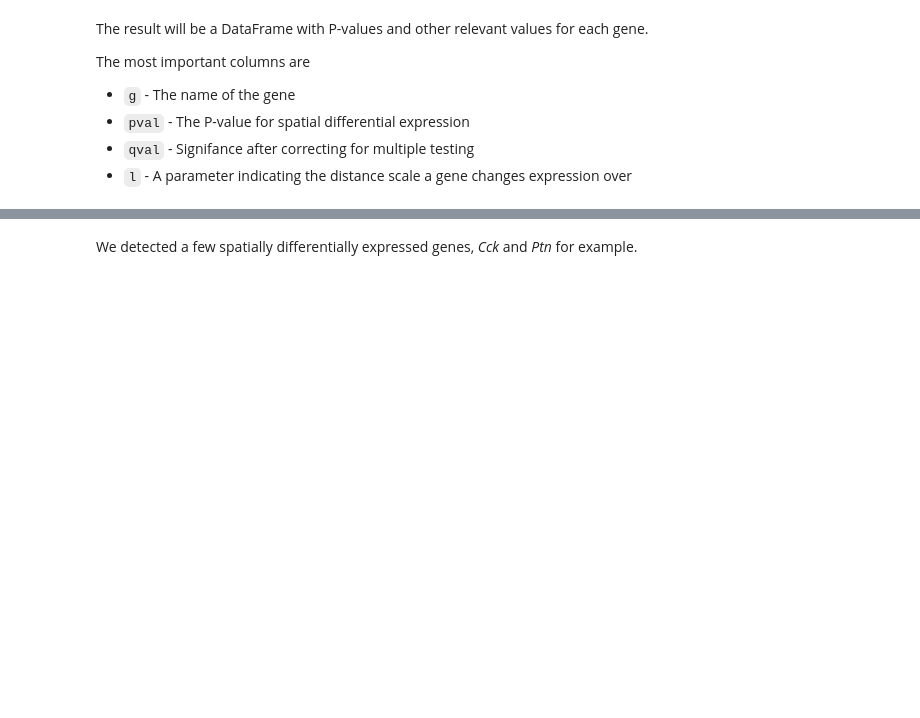
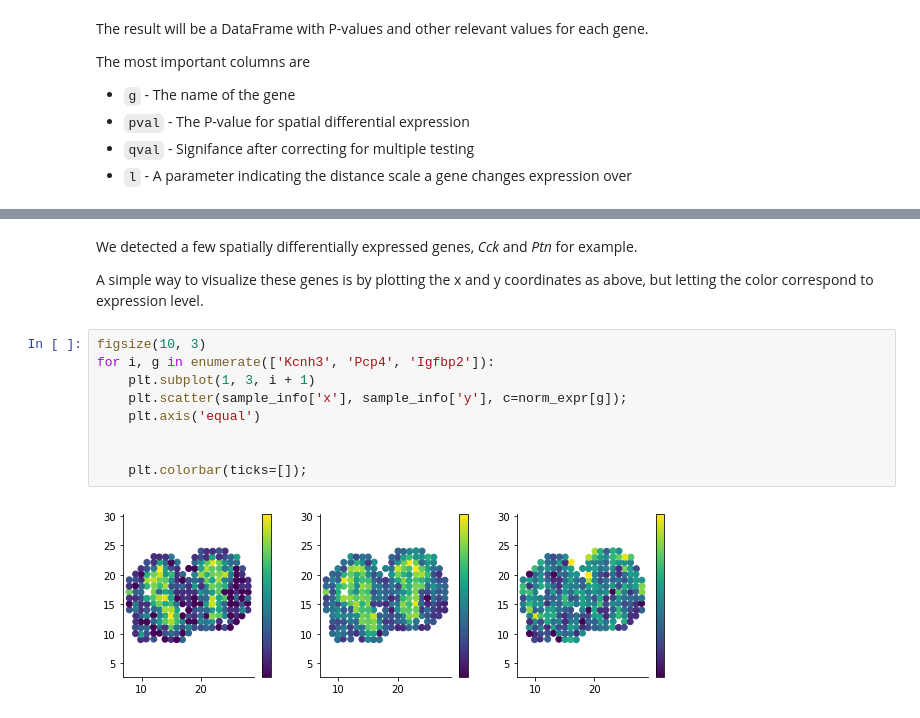
Before and after one commit to Teichlab/SpatialDE, a Jupyter notebook: README.ipynb, the cells around one changed output, grey strips where cells are left out. Cells and saved outputs as stored; diff of their text form; blank space fills up the shorter version.

```diff
--- a/README.ipynb
+++ b/README.ipynb
@@ -125,2 +149,15 @@ results.sort_values('qval').head(10)[['g', 'l', 'qval']]
 # %% [markdown]
 We detected a few spatially differentially expressed genes, _Cck_ and _Ptn_ for example.
+
+A simple way to visualize these genes is by plotting the x and y coordinates as above, but letting the color correspond to expression level.
+# %%
+figsize(10, 3)
+for i, g in enumerate(['Kcnh3', 'Pcp4', 'Igfbp2']):
+    plt.subplot(1, 3, i + 1)
+    plt.scatter(sample_info['x'], sample_info['y'], c=norm_expr[g]);
+    plt.axis('equal')
+
+
+    plt.colorbar(ticks=[]);
+# %% [output]
+[figure, added]
```
Also changed, not shown: parts of 15 cells of this notebook, 5 other files.
